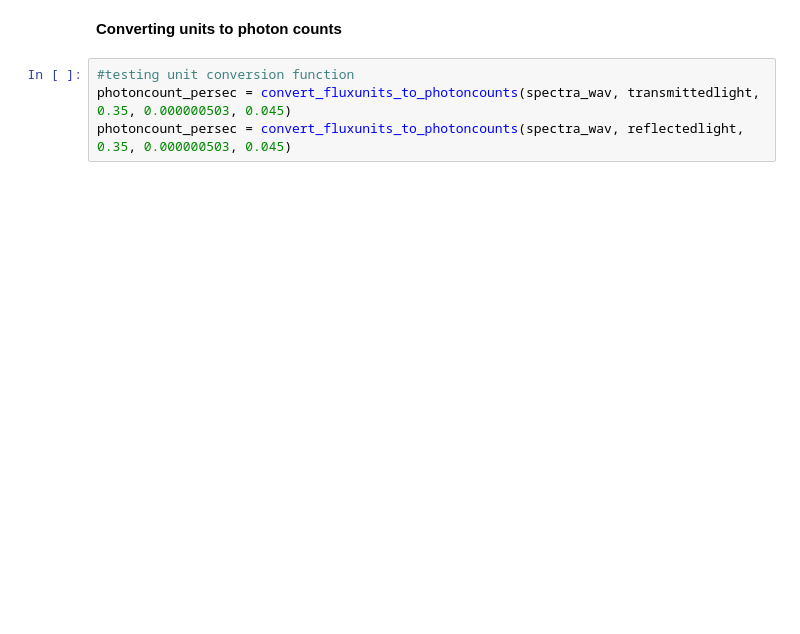
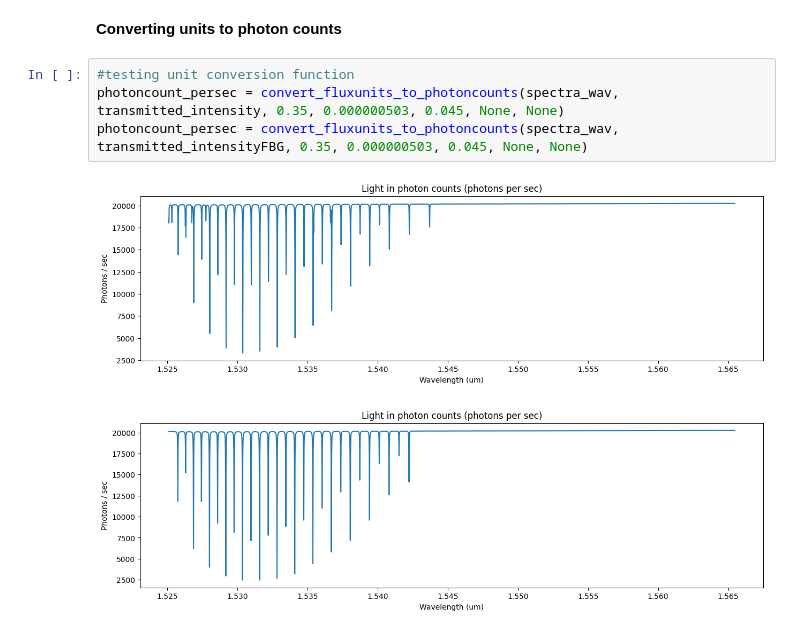
Before and after one commit to SAIL-Labs/FBG-Sensor, a Jupyter notebook: newSimulatingCode_FBG.ipynb, the cells around one changed output. Cells and saved outputs as stored; diff of their text form; blank space fills up the shorter version.

```diff
--- a/newSimulatingCode_FBG.ipynb
+++ b/newSimulatingCode_FBG.ipynb
@@ -244,5 +96,8 @@ print(totallight[0])
 **Converting units to photon counts**
 # %%
 #testing unit conversion function
-photoncount_persec = convert_fluxunits_to_photoncounts(spectra_wav, transmittedlight, 0.35, 0.000000503, 0.045)
-photoncount_persec = convert_fluxunits_to_photoncounts(spectra_wav, reflectedlight, 0.35, 0.000000503, 0.045)
+photoncount_persec = convert_fluxunits_to_photoncounts(spectra_wav, transmitted_intensity, 0.35, 0.000000503, 0.045, None, None)
+photoncount_persec = convert_fluxunits_to_photoncounts(spectra_wav, transmitted_intensityFBG, 0.35, 0.000000503, 0.045, None, None)
+# %% [output]
+[figure, added]
+[figure, added]
```
Also changed, not shown: parts of 21 cells of this notebook.
